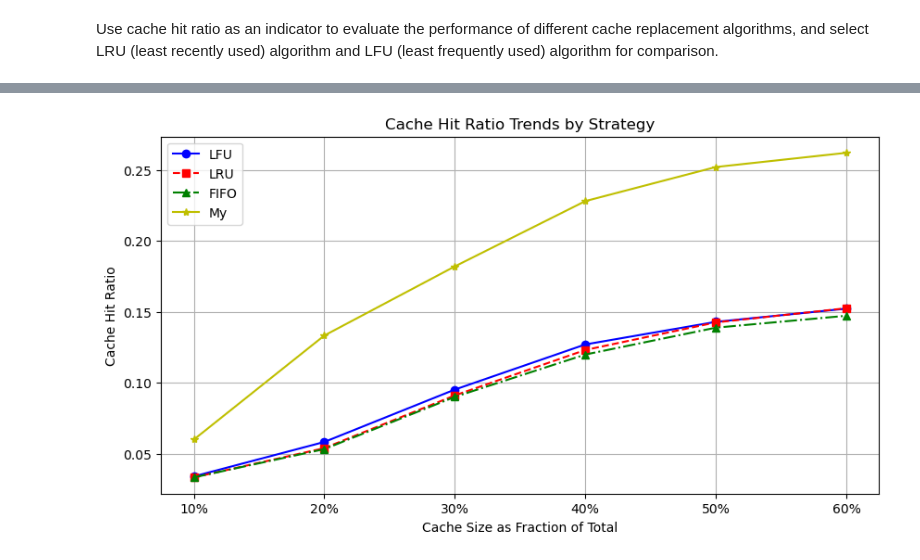
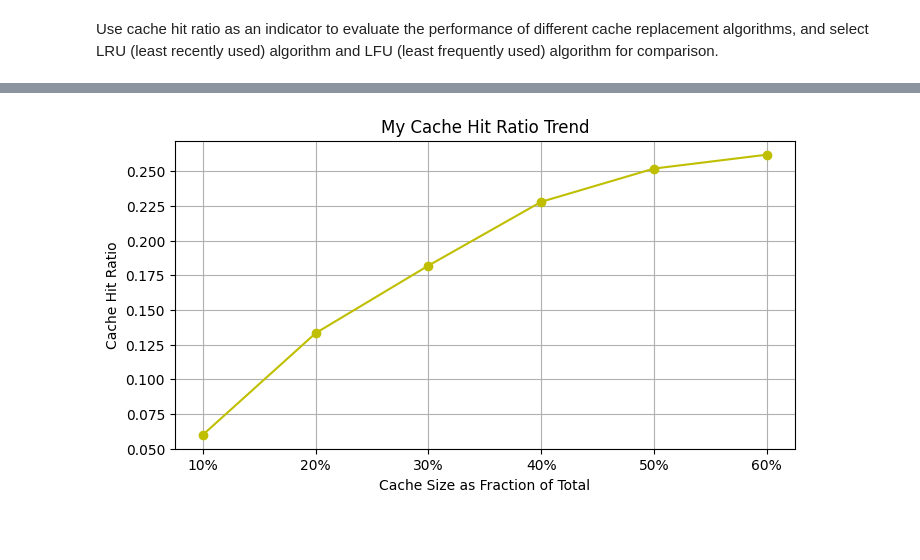
Before and after one commit to cifiyoo/hwt-project, a Jupyter notebook: hwt-project.ipynb, the cells around one changed output, grey strips where cells are left out. Saved outputs shown, nothing was run; the diff lists cells and outputs as text; code cells hidden in the pictures; blank space fills up the shorter version.

Commit message:
Add files via upload
Almost done, still some visualisation to do

```diff
--- a/hwt-project.ipynb
+++ b/hwt-project.ipynb
@@ -912,7 +924,7 @@ for user_id in selected_users['user_id']:
     # Filter all data for this user from rating_df
     user_data = ratings_df[ratings_df['user_id'] == user_id]
     # print(len(user_data))
-    random_data_history = user_data.sample(n=10, random_state=52,  replace=True)
+    random_data_history = user_data.sample(n=50, random_state=52,  replace=True)
 
     # Add the selected data to the resulting DataFrame
     history_requests = pd.concat([history_requests, random_data_history], ignore_index=True)
@@ -938,7 +950,7 @@ print(history_requests)
 Simulate the user's cache queue and set the size of the cache queue according to the pre-set cache size. Place each user's own historical access data into the cache queue, which needs to be de-duplicated.
 # %%
 # Maximum size of the unique cache queue
-MAX_CACHE_SIZE = 10
+MAX_CACHE_SIZE = 50
 
 # Create a dictionary to store the cache queue for each user
 user_caches = {}
@@ -1227,27 +1250,20 @@ plt.show()  # Display the chart
-# %%
-import matplotlib.pyplot as plt
-
-# Data points for each cache replacement strategy
-LFU_data = [0.03410, 0.05835, 0.09525, 0.12705,0.14295,0.15225]
-LRU_data = [0.03340, 0.05400, 0.09115, 0.12315, 0.14255, 0.15255]  # Example data for LRU
-FIFO_data = [0.03340,0.05330, 0.09010,0.11995,0.13885,0.14725]  # Example data for FIFO
-
-My_data = [0.06, 0.1333, 0.182, 0.228, 0.252, 0.262]
-# Create the trend chart
-plt.figure(figsize=(10, 5))  # Set the size of the chart
-plt.plot(LFU_data, marker='o', linestyle='-', color='b', label='LFU')  # Plot LFU data
-plt.plot(LRU_data, marker='s', linestyle='--', color='r', label='LRU')  # Plot LRU data
-plt.plot(FIFO_data, marker='^', linestyle='-.', color='g', label='FIFO')  # Plot FIFO data
-plt.plot(My_data, marker='*', linestyle='-', color='y', label='My')  # Plot FIFO data
-
-
-
-plt.title('Cache Hit Ratio Trends by Strategy')  # Set the chart title
-plt.xlabel('Cache Size as Fraction of Total')  # Set the x-axis label
-plt.ylabel('Cache Hit Ratio')  # Set the y-axis label
-plt.xticks(ticks=range(len(LFU_data)), labels=[f'{10 * (i+1)}%' for i in range(len(LFU_data))])  # Set x-axis tick labels
-plt.grid(True)  # Enable grid
-plt.legend()  # Show legend
-plt.show()  # Display the chart
-# %% [output]
-[figure, removed]
+# %%
+
+# My_data = [0.06, 0.12, 0.222, 0.278, 0.312, 0.330]
+import matplotlib.pyplot as plt
+
+# LFU data points
+My_data = [0.06, 0.1333, 0.182, 0.228, 0.252, 0.262]
+
+
+# Create the trend chart
+plt.figure(figsize=(8, 4))  # Set the size of the chart
+plt.plot(My_data, marker='o', linestyle='-', color='y')  # Plot with blue line and circle markers
+plt.title('My Cache Hit Ratio Trend')  # Set the chart title
+plt.xlabel('Cache Size as Fraction of Total')  # Set the x-axis label
+plt.ylabel('Cache Hit Ratio')  # Set the y-axis label
+plt.xticks(ticks=range(len(My_data)), labels=[f'{10 * (i+1)}%' for i in range(len(My_data))])  # Set x-axis tick labels
+plt.grid(True)  # Enable grid
+plt.show()  # Display the chart
+# %% [output]
+[figure, added]
```
Also changed, not shown: parts of 35 cells of this notebook.
